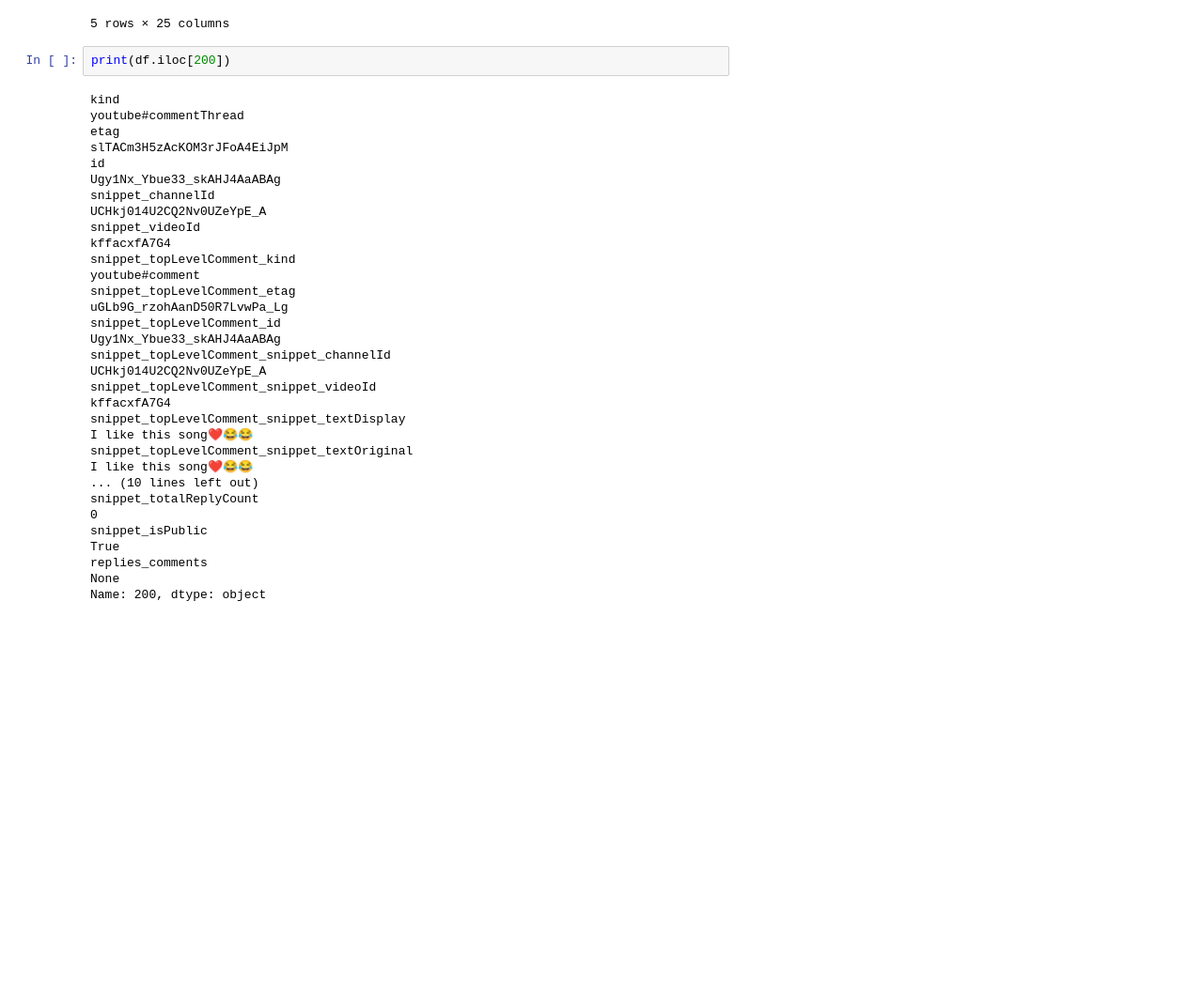
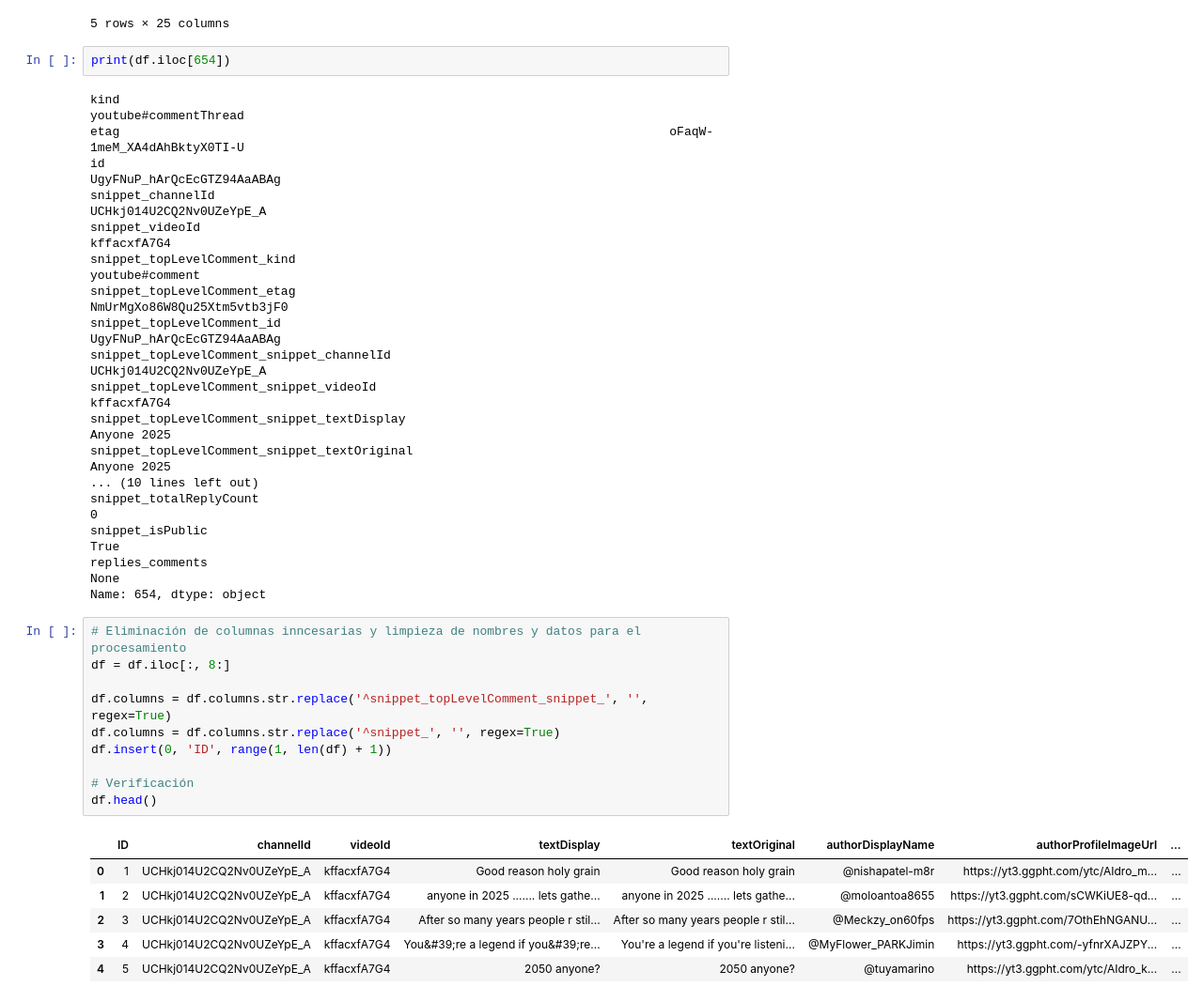
Before and after one commit to gusanitor8/respai_proyecto2, a Jupyter notebook: clean_data.ipynb, the cells around one changed output. Shown at 94% size. Drawn from its saved outputs; the diff is of its cells as text; blank space fills up the shorter version.

Commit message:
Limpieza de Datos

```diff
--- a/clean_data.ipynb
+++ b/clean_data.ipynb
@@ -141,22 +121,39 @@ df.head()
 | 4 | youtube#commentThread | U7baMib9pe2lkg_Ls0Ylnzu6KoY | UgwujpmaPaL9W-RnFjN4AaABAg | UCHkj014U2CQ2Nv0UZeYpE_A | kffacxfA7G4 | youtube#comment | ... |
 5 rows × 25 columns
 # %%
-print(df.iloc[200])
+print(df.iloc[654])
 # %% [output]
 kind                                                                                 youtube#commentThread
-etag                                                                           slTACm3H5zAcKOM3rJFoA4EiJpM
-id                                                                              Ugy1Nx_Ybue33_skAHJ4AaABAg
+etag                                                                           oFaqW-1meM_XA4dAhBktyX0TI-U
+id                                                                              UgyFNuP_hArQcEcGTZ94AaABAg
 snippet_channelId                                                                 UCHkj014U2CQ2Nv0UZeYpE_A
 snippet_videoId                                                                                kffacxfA7G4
 snippet_topLevelComment_kind                                                               youtube#comment
-snippet_topLevelComment_etag                                                   uGLb9G_rzohAanD50R7LvwPa_Lg
-snippet_topLevelComment_id                                                      Ugy1Nx_Ybue33_skAHJ4AaABAg
+snippet_topLevelComment_etag                                                   NmUrMgXo86W8Qu25Xtm5vtb3jF0
+snippet_topLevelComment_id                                                      UgyFNuP_hArQcEcGTZ94AaABAg
 snippet_topLevelComment_snippet_channelId                                         UCHkj014U2CQ2Nv0UZeYpE_A
 snippet_topLevelComment_snippet_videoId                                                        kffacxfA7G4
-snippet_topLevelComment_snippet_textDisplay                                            I like this song❤😂😂
-snippet_topLevelComment_snippet_textOriginal                                           I like this song❤😂😂
+snippet_topLevelComment_snippet_textDisplay                                                    Anyone 2025
+snippet_topLevelComment_snippet_textOriginal                                                   Anyone 2025
 ... (10 lines left out)
 snippet_totalReplyCount                                                                                  0
 snippet_isPublic                                                                                      True
 replies_comments                                                                                      None
-Name: 200, dtype: object
+Name: 654, dtype: object
+# %%
+# Eliminación de columnas inncesarias y limpieza de nombres y datos para el procesamiento
+df = df.iloc[:, 8:]
+
+df.columns = df.columns.str.replace('^snippet_topLevelComment_snippet_', '', regex=True)
+df.columns = df.columns.str.replace('^snippet_', '', regex=True)
+df.insert(0, 'ID', range(1, len(df) + 1))
+
+# Verificación
+df.head()
+# %% [output]
+|  | ID | channelId | videoId | textDisplay | textOriginal | authorDisplayName | authorProfileImageUrl | ... |
+| 0 | 1 | UCHkj014U2CQ2Nv0UZeYpE_A | kffacxfA7G4 | Good reason holy grain | Good reason holy grain | @nishapatel-m8r | https://yt3.ggpht.com/ytc/AIdro_m... | ... |
+| 1 | 2 | UCHkj014U2CQ2Nv0UZeYpE_A | kffacxfA7G4 | anyone in 2025 ....... lets gathe... | anyone in 2025 ....... lets gathe... | @moloantoa8655 | https://yt3.ggpht.com/sCWKiUE8-qd... | ... |
+| 2 | 3 | UCHkj014U2CQ2Nv0UZeYpE_A | kffacxfA7G4 | After so many years people r stil... | After so many years people r stil... | @Meckzy_on60fps | https://yt3.ggpht.com/7OthEhNGANU... | ... |
+| 3 | 4 | UCHkj014U2CQ2Nv0UZeYpE_A | kffacxfA7G4 | You&#39;re a legend if you&#39;re... | You're a legend if you're listeni... | @MyFlower_PARKJimin | https://yt3.ggpht.com/-yfnrXAJZPY... | ... |
+| 4 | 5 | UCHkj014U2CQ2Nv0UZeYpE_A | kffacxfA7G4 | 2050 anyone? | 2050 anyone? | @tuyamarino | https://yt3.ggpht.com/ytc/AIdro_k... | ... |
```
Also changed, not shown: parts of 8 cells of this notebook.
